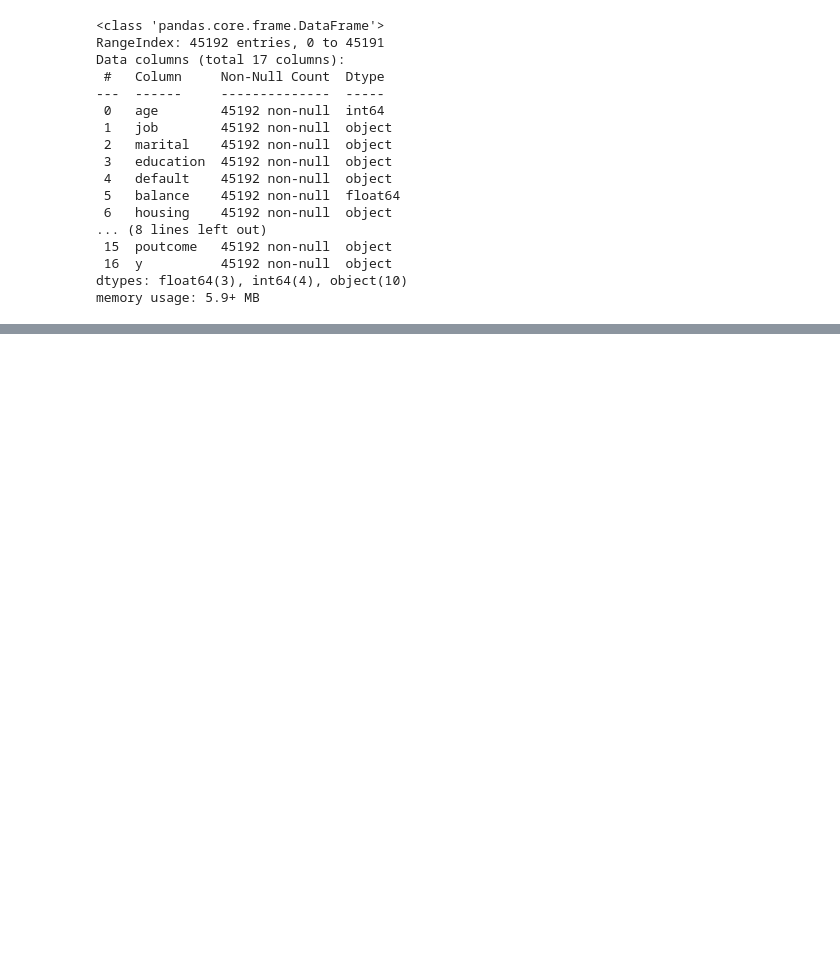
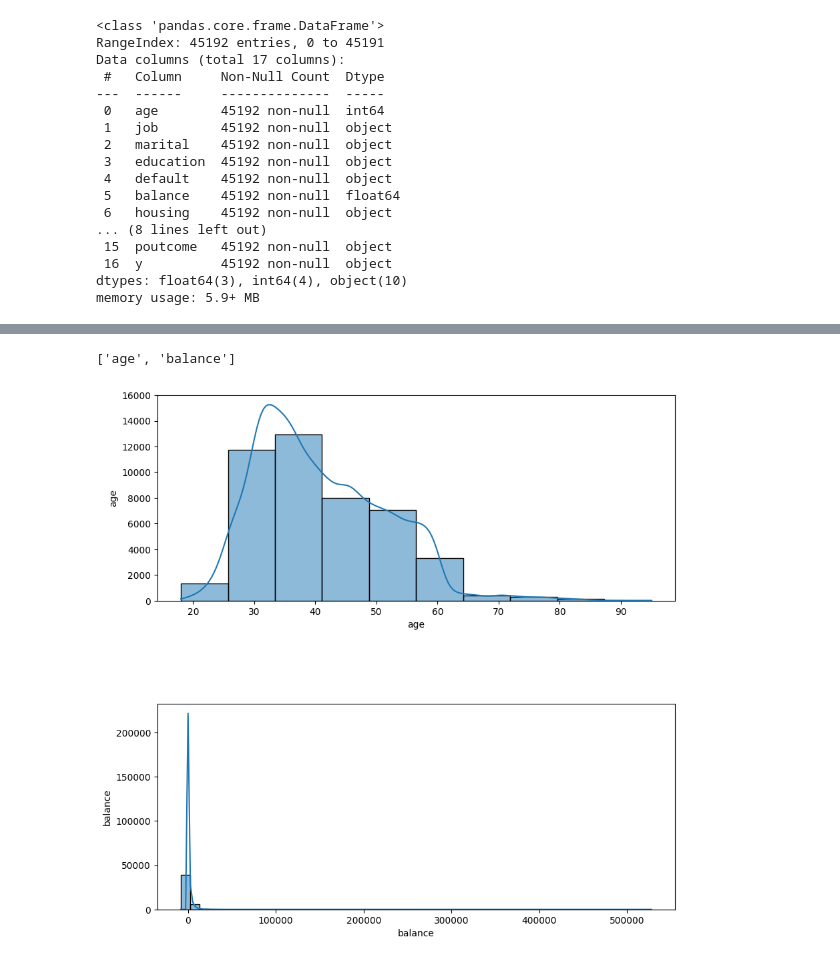
Before and after one commit to asegura4488/CienciaDatos, a Jupyter notebook: Semana3/Sesion6.ipynb, the cells around one changed output, grey strips where cells are left out. Drawn from its saved outputs; the diff is of its cells as text; code cells hidden in the pictures; blank space fills up the shorter version.

```diff
--- a/Semana3/Sesion6.ipynb
+++ b/Semana3/Sesion6.ipynb
@@ -46,10 +46,10 @@ col_cate = ['job','marital','education','default','housing','loan','contact','mo
 # %%
 col_num = ['age','balance','day','duration','campaign','pdays','previous']
 # %%
-fig, ax = plt.subplots(len(col_cate), 1, figsize=(8,45))
-fig.subplots_adjust(hspace=0.5)
+#fig, ax = plt.subplots(len(col_cate), 1, figsize=(8,45))
+#fig.subplots_adjust(hspace=0.5)
 
-for i, col in enumerate(col_cate):
-  sns.countplot(x=col, data=data, ax=ax[i], hue='education')
-  ax[i].set_ylabel(col)
-  ax[i].set_xticklabels(ax[i].get_xticklabels(), rotation=45)
+#for i, col in enumerate(col_cate):
+#  sns.countplot(x=col, data=data, ax=ax[i], hue='education')
+#  ax[i].set_ylabel(col)
+#  ax[i].set_xticklabels(ax[i].get_xticklabels(), rotation=45)
@@ -57,0 +56,5 @@ for i, col in enumerate(col_cate):
+# %%
+# Quitar columnas no relevantes
+irrelevantes = ['contact','month']
+data.drop(columns=irrelevantes, inplace=True)
+data.columns
@@ -57,0 +78,16 @@ for i, col in enumerate(col_cate):
+# %%
+col_num = ['age','balance']
+col_num
+# %% [output]
+['age', 'balance']
+# %%
+fig, ax = plt.subplots(len(col_num), 1, figsize=(10,10))
+fig.subplots_adjust(hspace=0.5)
+
+Nbins = [10,50]
+
+for i, col in enumerate(col_num):
+  sns.histplot(x=col, data=data, ax=ax[i], bins=Nbins[i], kde=True)
+  ax[i].set_ylabel(col)
+# %% [output]
+[figure, added]
```
Also changed, not shown: parts of 8 cells of this notebook.
